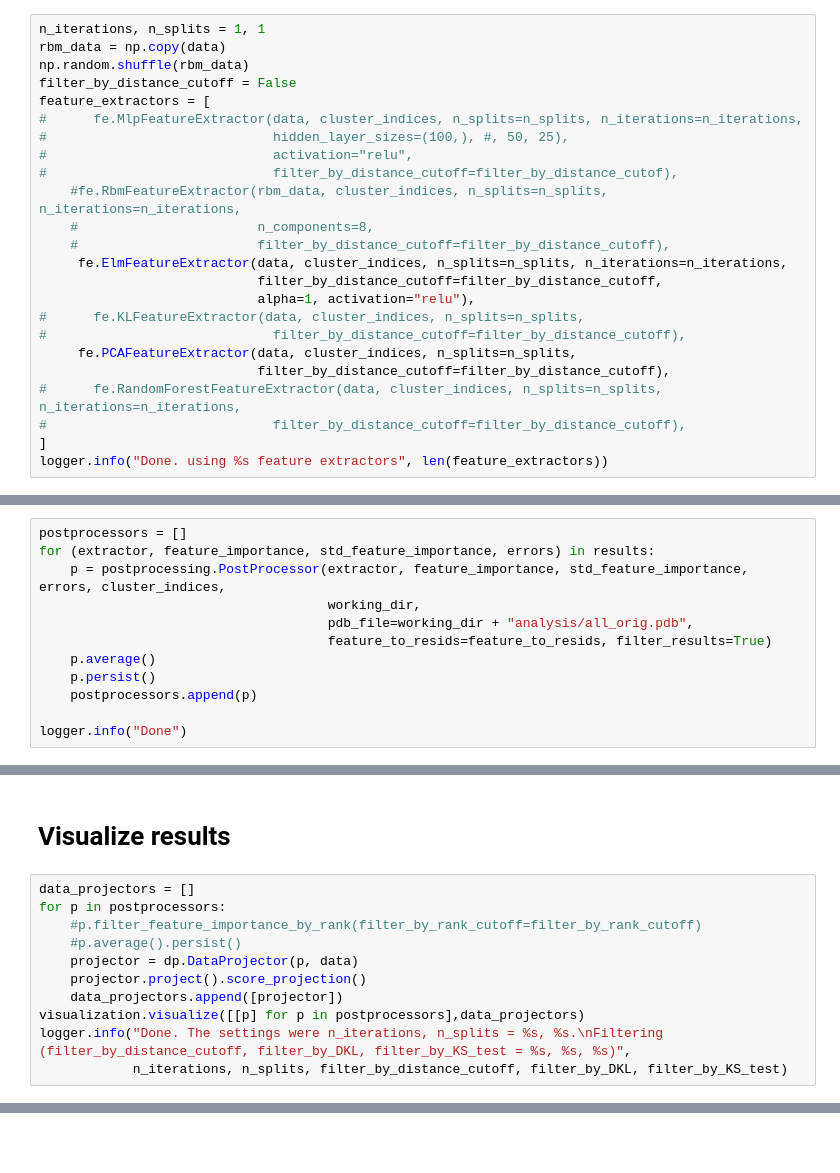
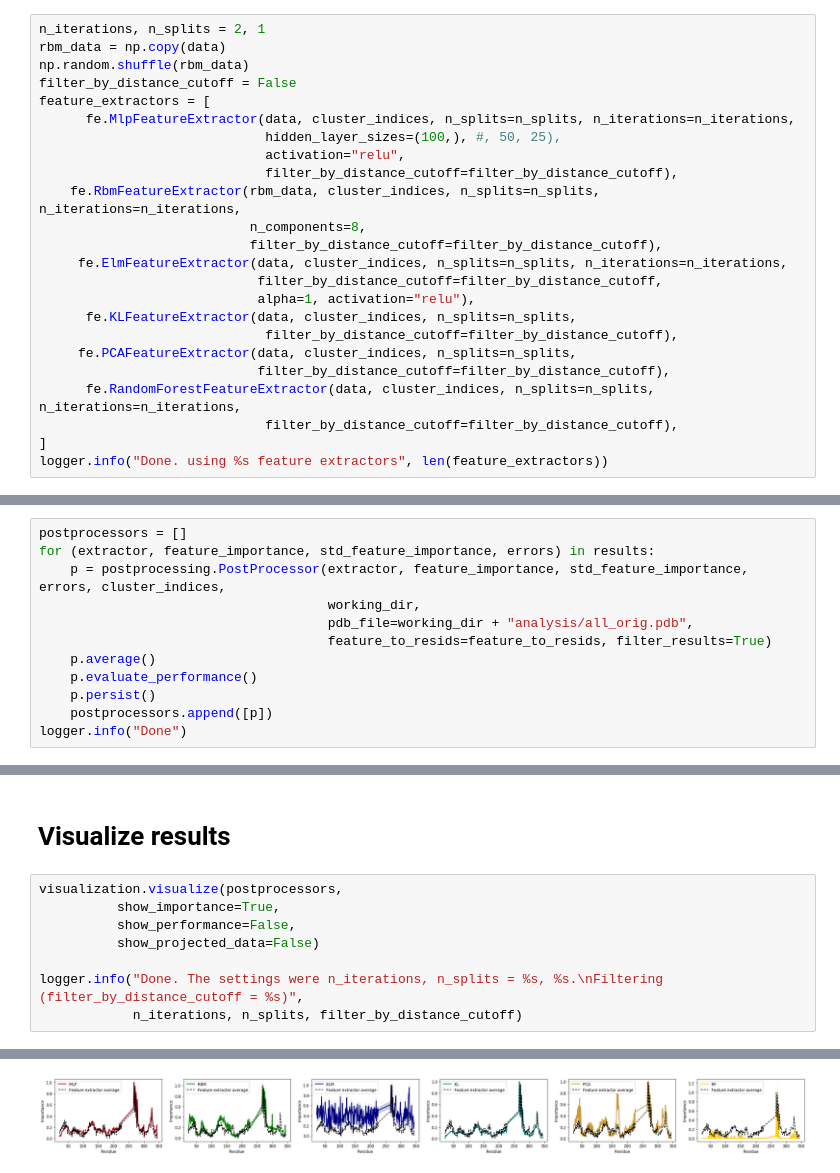
Before and after one commit to mkasimova/Neural.Network.Relevance.Propagation, a Jupyter notebook: beta2-clusters.ipynb, the cells around one changed output, grey strips where cells are left out. Saved outputs shown, nothing was run; the diff lists cells and outputs as text; blank space fills up the shorter version.

```diff
--- a/beta2-clusters.ipynb
+++ b/beta2-clusters.ipynb
@@ -43,27 +43,27 @@ logger.info("Loaded data of shape %s and %s clusters for feature_type %s", data.
 
 Every method is encapsulated in a so called FeatureExtractor class which all follow the same interface
 # %%
-n_iterations, n_splits = 1, 1
+n_iterations, n_splits = 2, 1
 rbm_data = np.copy(data)
 np.random.shuffle(rbm_data)
 filter_by_distance_cutoff = False
 feature_extractors = [
-#      fe.MlpFeatureExtractor(data, cluster_indices, n_splits=n_splits, n_iterations=n_iterations,
-#                             hidden_layer_sizes=(100,), #, 50, 25),
-#                             activation="relu",
-#                             filter_by_distance_cutoff=filter_by_distance_cutof),
-    #fe.RbmFeatureExtractor(rbm_data, cluster_indices, n_splits=n_splits, n_iterations=n_iterations,
-    #                       n_components=8,
-    #                       filter_by_distance_cutoff=filter_by_distance_cutoff),
+      fe.MlpFeatureExtractor(data, cluster_indices, n_splits=n_splits, n_iterations=n_iterations,
+                             hidden_layer_sizes=(100,), #, 50, 25),
+                             activation="relu",
+                             filter_by_distance_cutoff=filter_by_distance_cutoff),
+    fe.RbmFeatureExtractor(rbm_data, cluster_indices, n_splits=n_splits, n_iterations=n_iterations,
+                           n_components=8,
+                           filter_by_distance_cutoff=filter_by_distance_cutoff),
      fe.ElmFeatureExtractor(data, cluster_indices, n_splits=n_splits, n_iterations=n_iterations,
                             filter_by_distance_cutoff=filter_by_distance_cutoff,
                             alpha=1, activation="relu"),
-#      fe.KLFeatureExtractor(data, cluster_indices, n_splits=n_splits,
-#                             filter_by_distance_cutoff=filter_by_distance_cutoff),
+      fe.KLFeatureExtractor(data, cluster_indices, n_splits=n_splits,
+                             filter_by_distance_cutoff=filter_by_distance_cutoff),
      fe.PCAFeatureExtractor(data, cluster_indices, n_splits=n_splits,
                             filter_by_distance_cutoff=filter_by_distance_cutoff),
-#      fe.RandomForestFeatureExtractor(data, cluster_indices, n_splits=n_splits, n_iterations=n_iterations,
-#                             filter_by_distance_cutoff=filter_by_distance_cutoff),
+      fe.RandomForestFeatureExtractor(data, cluster_indices, n_splits=n_splits, n_iterations=n_iterations,
+                             filter_by_distance_cutoff=filter_by_distance_cutoff),
 ]
 logger.info("Done. using %s feature extractors", len(feature_extractors))
 # %% [output]
@@ -92,7 +106,7 @@ for (extractor, feature_importance, std_feature_importance, errors) in results:
                                      pdb_file=working_dir + "analysis/all_orig.pdb",
                                      feature_to_resids=feature_to_resids, filter_results=True)
     p.average()
+    p.evaluate_performance()
     p.persist()
-    postprocessors.append(p)
-
+    postprocessors.append([p])
 logger.info("Done")
@@ -99,13 +131,11 @@ logger.info("Done")
 # %% [markdown]
 # Visualize results
-# %%
-data_projectors = []
-for p in postprocessors:
-    #p.filter_feature_importance_by_rank(filter_by_rank_cutoff=filter_by_rank_cutoff)
-    #p.average().persist()
-    projector = dp.DataProjector(p, data)
-    projector.project().score_projection()
-    data_projectors.append([projector])
-visualization.visualize([[p] for p in postprocessors],data_projectors)
-logger.info("Done. The settings were n_iterations, n_splits = %s, %s.\nFiltering (filter_by_distance_cutoff, filter_by_DKL, filter_by_KS_test = %s, %s, %s)",
-            n_iterations, n_splits, filter_by_distance_cutoff, filter_by_DKL, filter_by_KS_test)
+# %%
+visualization.visualize(postprocessors,
+          show_importance=True,
+          show_performance=False,
+          show_projected_data=False)
+
+logger.info("Done. The settings were n_iterations, n_splits = %s, %s.\nFiltering (filter_by_distance_cutoff = %s)",
+            n_iterations, n_splits, filter_by_distance_cutoff)
+# %% [output]
@@ -111,0 +143 @@ logger.info("Done. The settings were n_iterations, n_splits = %s, %s.\nFiltering
+[figure, added]
```
Also changed, not shown: parts of 5 cells of this notebook, 6 other files.
